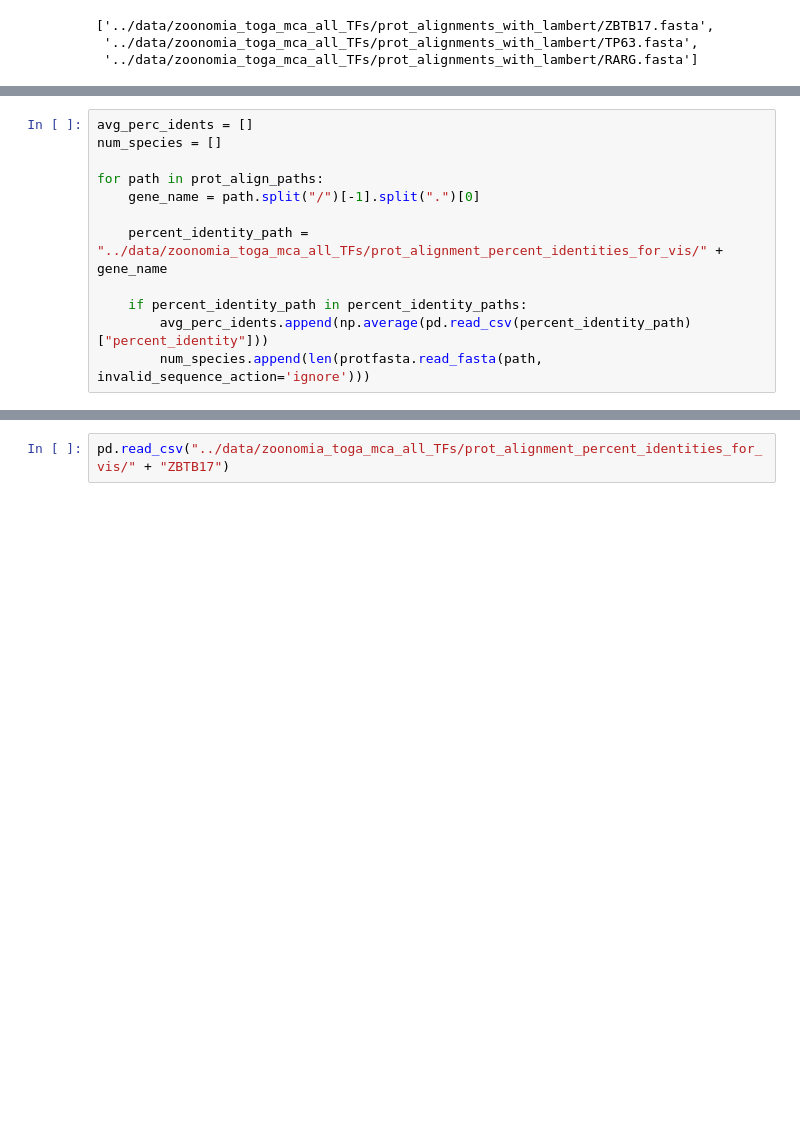
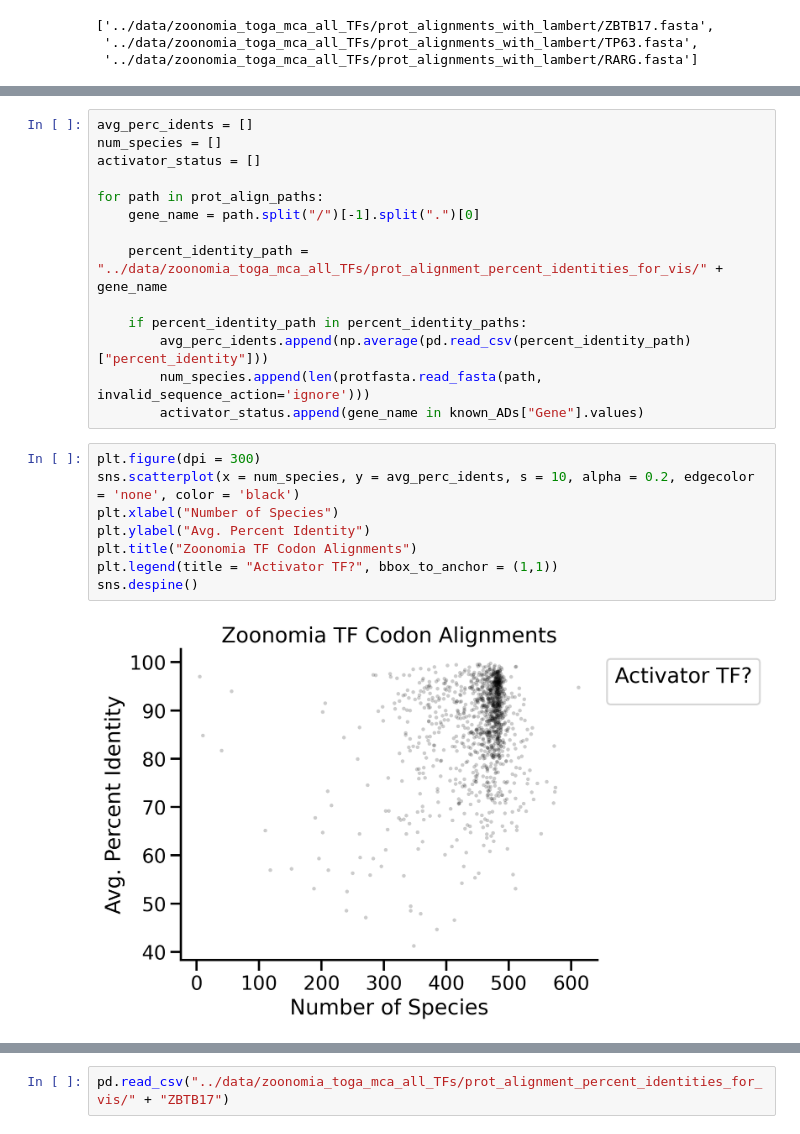
Before and after one commit to sanjanakotha/SFARI, a Jupyter notebook: notebooks/Zoonomia Diversity.ipynb, the cells around one changed output, grey strips where cells are left out. Cells and saved outputs as stored; diff of their text form; blank space fills up the shorter version.

```diff
--- a/notebooks/Zoonomia Diversity.ipynb
+++ b/notebooks/Zoonomia Diversity.ipynb
@@ -187,6 +204,7 @@ prot_align_paths[:3]
 # %%
 avg_perc_idents = []
 num_species = []
+activator_status = []
 
 for path in prot_align_paths:
     gene_name = path.split("/")[-1].split(".")[0]
@@ -196,4 +214,15 @@ for path in prot_align_paths:
     if percent_identity_path in percent_identity_paths:
         avg_perc_idents.append(np.average(pd.read_csv(percent_identity_path)["percent_identity"]))
         num_species.append(len(protfasta.read_fasta(path, invalid_sequence_action='ignore')))
+        activator_status.append(gene_name in known_ADs["Gene"].values)
+# %%
+plt.figure(dpi = 300)
+sns.scatterplot(x = num_species, y = avg_perc_idents, s = 10, alpha = 0.2, edgecolor = 'none', color = 'black')
+plt.xlabel("Number of Species")
+plt.ylabel("Avg. Percent Identity")
+plt.title("Zoonomia TF Codon Alignments")
+plt.legend(title = "Activator TF?", bbox_to_anchor = (1,1))
+sns.despine()
+# %% [output]
+[figure, added]
 # %%
```
Also changed, not shown: parts of 6 cells of this notebook, 11 other files.
